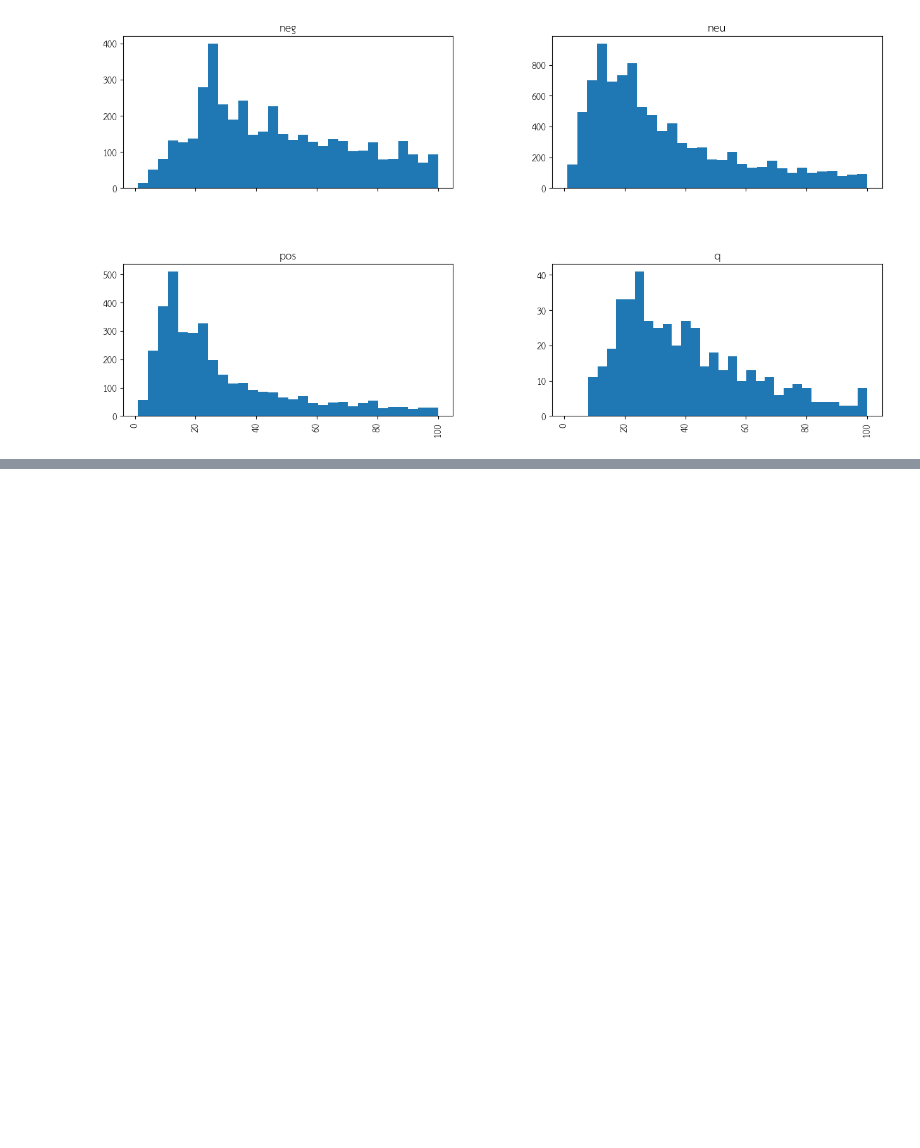
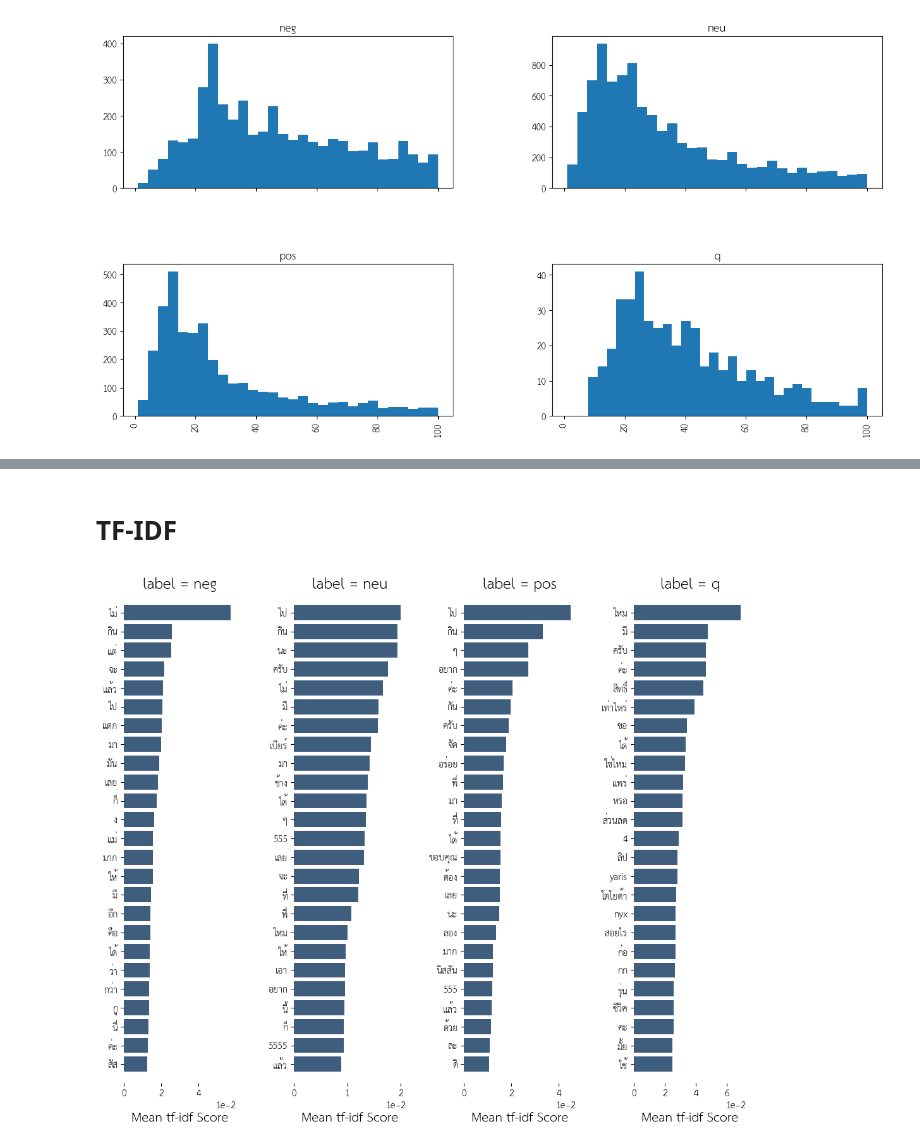
Before and after one commit to Kitsada-007/Social-media-messages-classification, a Jupyter notebook: notebook-ML.ipynb, the cells around one changed output, grey strips where cells are left out. Saved outputs shown, nothing was run; the diff lists cells and outputs as text; code cells hidden in the pictures; blank space fills up the shorter version.

```diff
--- a/notebook-ML.ipynb
+++ b/notebook-ML.ipynb
@@ -149,0 +254,49 @@ def top_feats(Xtr, features, grp_ids=None, mid_tfidf=0.1, top_n=25):
+# %%
+def show_classfeats(
+    df,
+    vectorizer,
+    analyzer,
+    score_name='',
+    text_col='texts',
+    class_col='category',
+    is_emoji=False,
+    smooth=True
+):
+
+    vec = vectorizer(
+            analyzer=analyzer,
+            smooth_idf=smooth
+    )
+
+    mat = vec.fit_transform(df[text_col])
+
+    dfs = top_feats_by_class(
+        mat,
+        df[class_col],
+        vec.get_feature_names_out()
+    )
+
+    if is_emoji:
+        for dataframe in dfs:
+            dataframe.columns = [
+                dataframe.label,
+                'tfidf_' + dataframe.label
+            ]
+        return pd.concat(dfs, axis=1)
+
+    else:
+        plot_classfeats_h(
+            dfs,
+            score_name=score_name
+        )
+# %% [markdown]
+# TF-IDF
+# %%
+show_classfeats(
+    df=df[:1000],
+    vectorizer=TfidfVectorizer,
+    analyzer=process_text,
+    score_name="tf-idf",
+)
+# %% [output]
+[figure, added]
```
Also changed, not shown: parts of 23 cells of this notebook.
